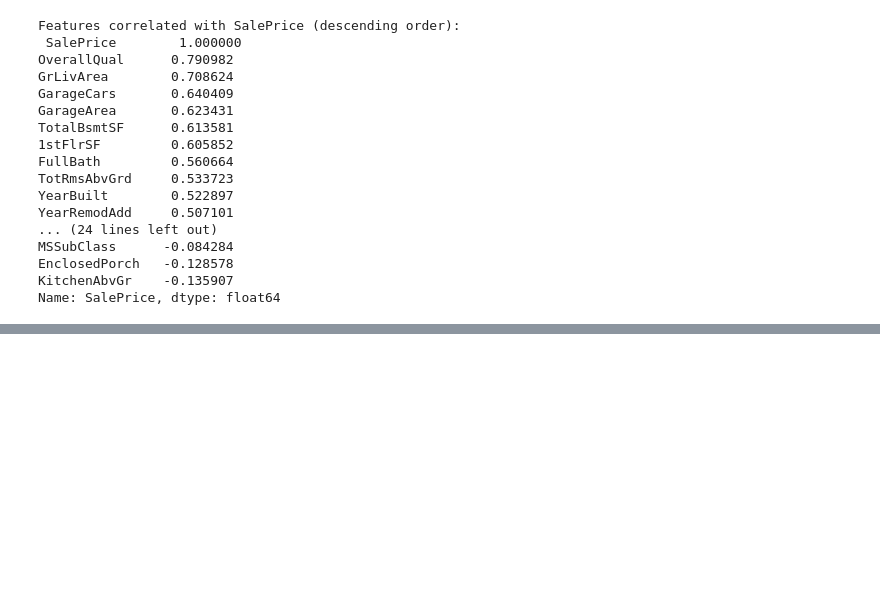
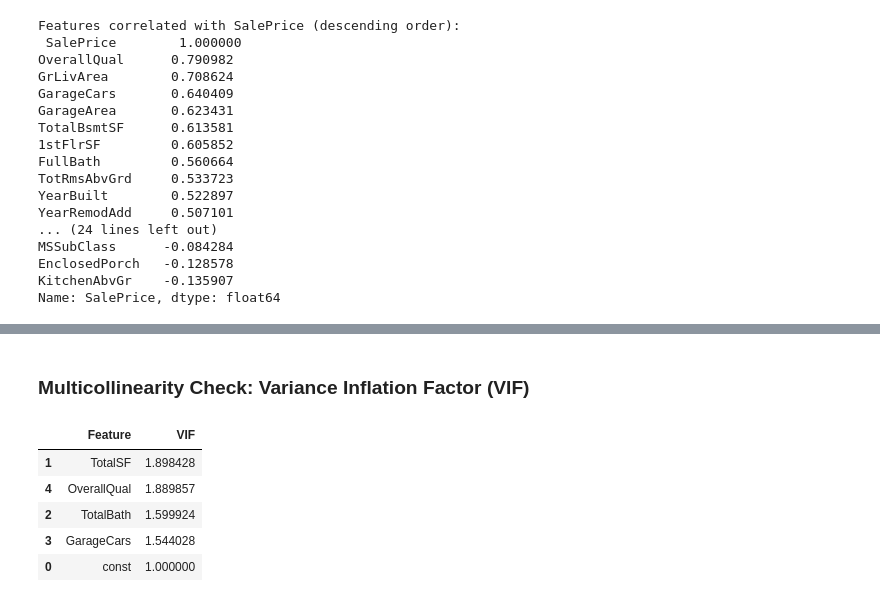
Before and after one commit to Jawntae/neetcode-submissions, a Jupyter notebook: Midterm.ipynb, the cells around one changed output, grey strips where cells are left out. Drawn from its saved outputs; the diff is of its cells as text; code cells hidden in the pictures; blank space fills up the shorter version.

```diff
--- a/Midterm.ipynb
+++ b/Midterm.ipynb
@@ -283,0 +559,32 @@ R2: 0.6858424586378572
+# %% [markdown]
+### Multicollinearity Check: Variance Inflation Factor (VIF)
+# %%
+from statsmodels.stats.outliers_influence import variance_inflation_factor
+
+# Add a constant to the independent variables for VIF calculation
+X = df[Features]
+X = sm.add_constant(X)
+
+# Create a DataFrame to store VIF scores
+vif_data = pd.DataFrame()
+vif_data['Feature'] = X.columns
+
+# Calculate VIF for each feature
+vif_data['VIF'] = [variance_inflation_factor(X.values, i) for i in range(X.shape[1])]
+
+# Sort by VIF in descending order and display
+vif_data = vif_data.sort_values(by='VIF', ascending=False)
+display(vif_data)
+
+# Interpretation of VIF scores (general guidelines):
+# VIF = 1: No correlation between the feature and other features.
+# 1 < VIF < 5: Moderate correlation.
+# VIF > 5: High correlation (potential multicollinearity problem).
+# VIF > 10: Very high correlation, indicating severe multicollinearity.
+# %% [output]
+|  | Feature | VIF |
+| 1 | TotalSF | 1.898428 |
+| 4 | OverallQual | 1.889857 |
+| 2 | TotalBath | 1.599924 |
+| 3 | GarageCars | 1.544028 |
+| 0 | const | 1.000000 |
```
Also changed, not shown: parts of 27 cells of this notebook.
